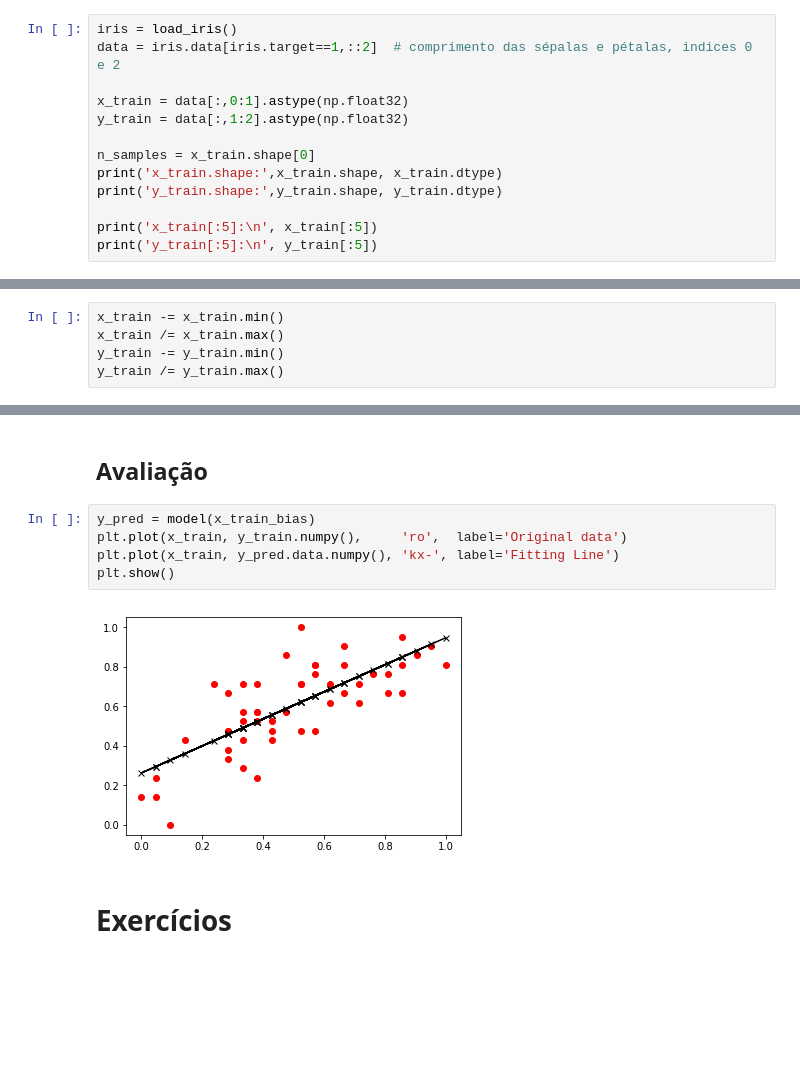
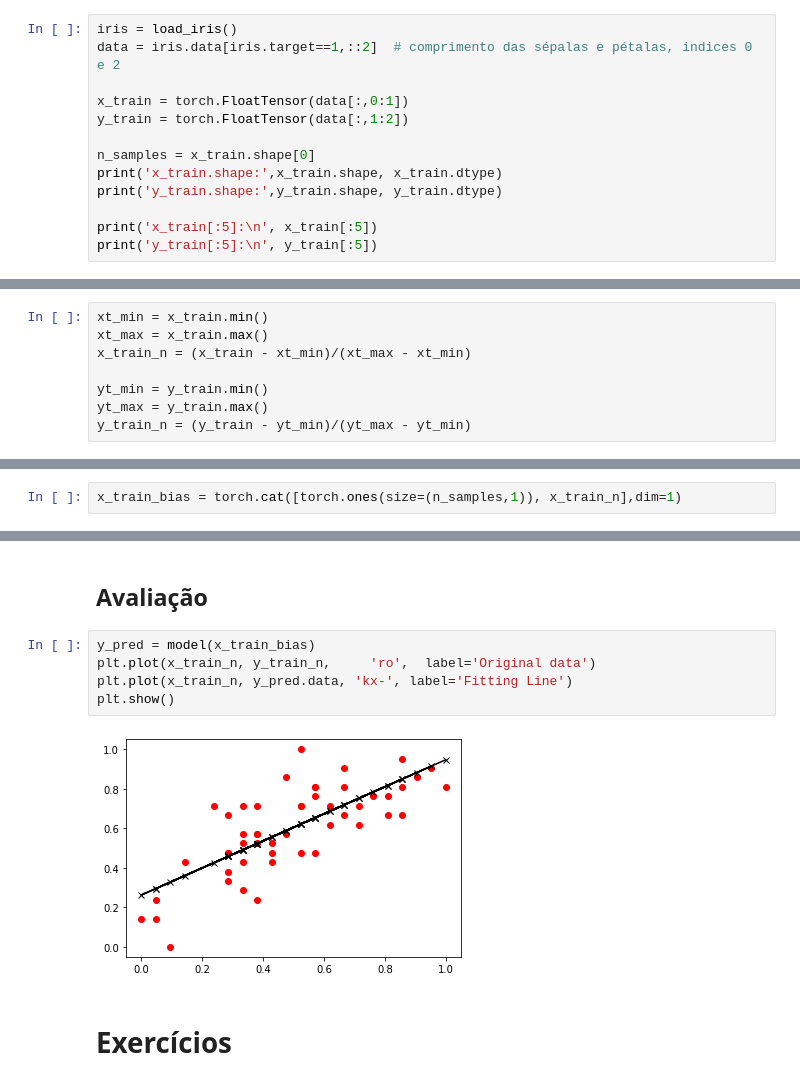
Before and after one commit to robertoalotufo/rnap, a Jupyter notebook: PyTorch/LinearRegressionIrisOptimizer.ipynb, the cells around one changed output, grey strips where cells are left out. Drawn from its saved outputs; the diff is of its cells as text; blank space fills up the shorter version.

```diff
--- a/PyTorch/LinearRegressionIrisOptimizer.ipynb
+++ b/PyTorch/LinearRegressionIrisOptimizer.ipynb
@@ -27,8 +41,8 @@ torch.manual_seed(1234)
 iris = load_iris()
 data = iris.data[iris.target==1,::2]  # comprimento das sépalas e pétalas, indices 0 e 2
 
-x_train = data[:,0:1].astype(np.float32)
-y_train = data[:,1:2].astype(np.float32)
+x_train = torch.FloatTensor(data[:,0:1])
+y_train = torch.FloatTensor(data[:,1:2])
 
 n_samples = x_train.shape[0]
 print('x_train.shape:',x_train.shape, x_train.dtype)
@@ -54,7 +68,10 @@ y_train[:5]:
 # %% [markdown]
 ### Normalização dos dados
 # %%
-x_train -= x_train.min()
-x_train /= x_train.max()
-y_train -= y_train.min()
-y_train /= y_train.max()
+xt_min = x_train.min()
+xt_max = x_train.max()
+x_train_n = (x_train - xt_min)/(xt_max - xt_min)
+
+yt_min = y_train.min()
+yt_max = y_train.max()
+y_train_n = (y_train - yt_min)/(yt_max - yt_min)
@@ -65,0 +78,2 @@ y_train      = torch.FloatTensor(y_train)
+# %%
+x_train_bias = torch.cat([torch.ones(size=(n_samples,1)), x_train_n],dim=1)
@@ -125,11 +143,11 @@ Epoch[100/100], loss: 0.021170
 ## Avaliação
 # %%
 y_pred = model(x_train_bias)
-plt.plot(x_train, y_train.numpy(),     'ro',  label='Original data')
-plt.plot(x_train, y_pred.data.numpy(), 'kx-', label='Fitting Line')
+plt.plot(x_train_n, y_train_n,     'ro',  label='Original data')
+plt.plot(x_train_n, y_pred.data, 'kx-', label='Fitting Line')
 plt.show()
 # %% [output]
-[figure, old version]
+[figure, new version]
 # %% [markdown]
 # Exercícios
 # %% [markdown]
```
Also changed, not shown: parts of 7 cells of this notebook, 1 other file.
